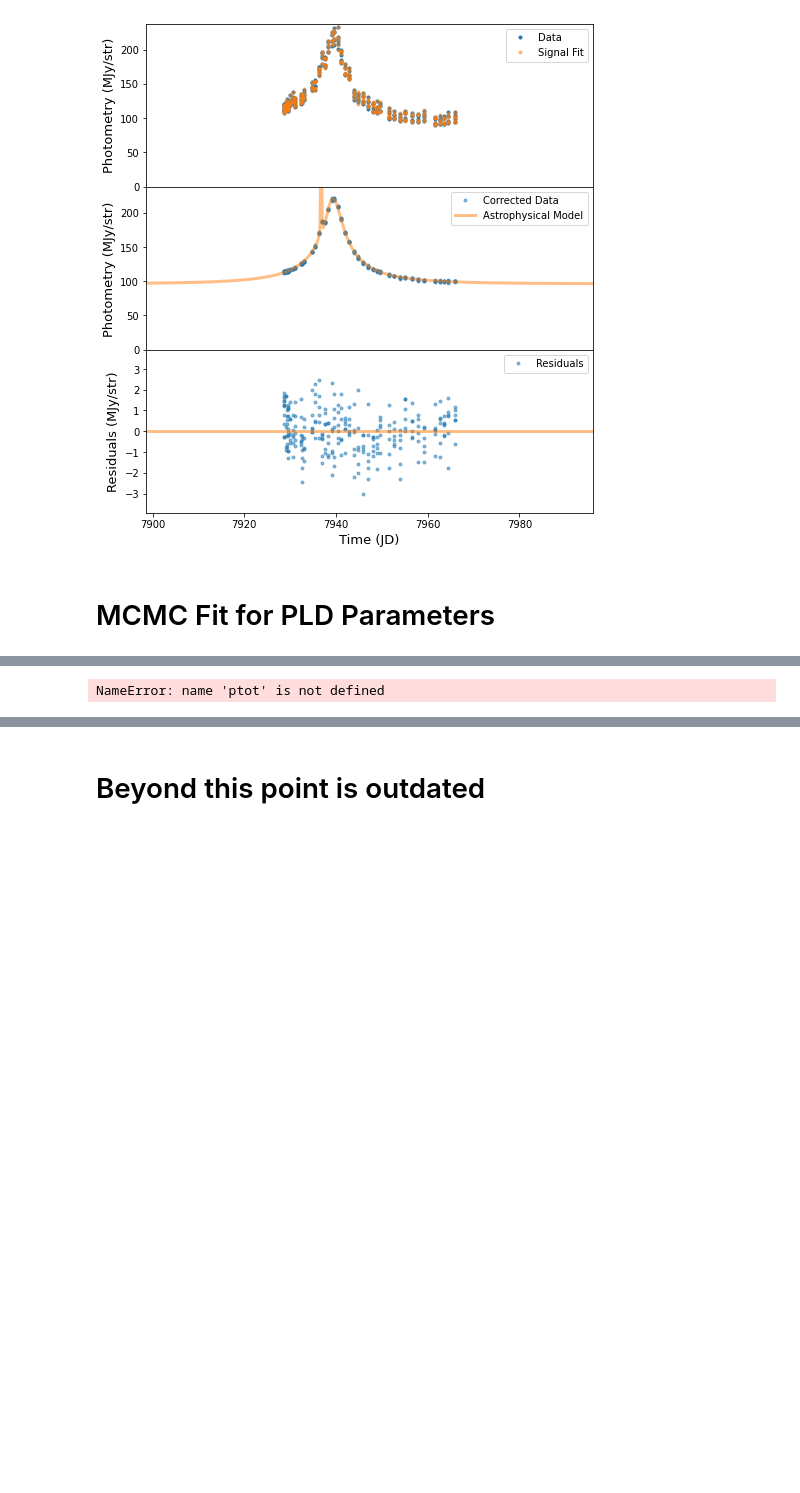
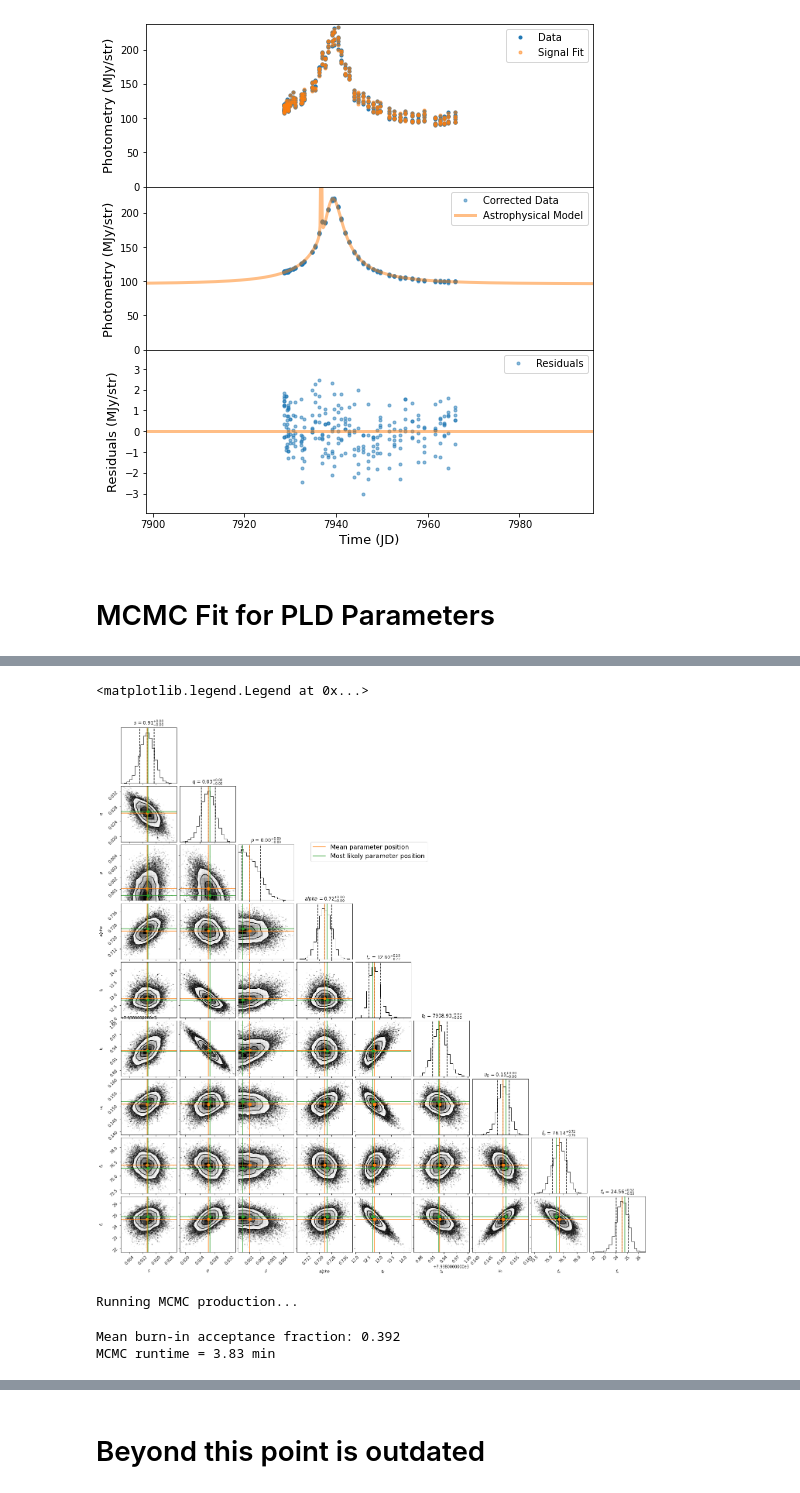
Before and after one commit to tbctk/tbk-Spitzer-ulens, a Jupyter notebook: Spitzer-ulens_Tutorial.ipynb, the cells around one changed output, grey strips where cells are left out. Saved outputs shown, nothing was run; the diff lists cells and outputs as text; code cells hidden in the pictures; blank space fills up the shorter version.

Commit message:
mcmc improvements

```diff
--- a/Spitzer-ulens_Tutorial.ipynb
+++ b/Spitzer-ulens_Tutorial.ipynb
@@ -175,10 +203,44 @@ else:
 # %%
-popt_mcmc,pmax,std_hi,std_lo = mcmc.get_MCMC_results(pos_chain,lnprob_chain)
-bic = mcmc.get_BIC(popt_mcmc, MODELFUNC, event.TIMES, PTOT, PTOT_E, E_BIN, PNORM, X)
-bic_single = 2030.5618472356946
-print(bic)
-print(bic_single)
-print(np.exp(-0.5*bic))
-print(np.exp(-0.5*bic_single))
+# Create corner plots to check for convergence
+# 1d array of samples
+samples = pos_chain.reshape((-1, len(popt_mcmc)))
+
+# corner plot
+fig = corner.corner(samples, labels=fancylabels, quantiles=[0.16, 0.5, 0.84],
+                    show_titles=True, plot_datapoints=True,
+                    title_kwargs={"fontsize": 12})
+
+corner.overplot_lines(fig, popt_mcmc, color="C1", label='Mean parameter position')
+corner.overplot_points(fig, popt_mcmc[None], marker="s", color="C1")
+corner.overplot_lines(fig, pmax, color="C2", label='Most likely parameter position')
+corner.overplot_points(fig, pmax[None], marker="s", color="C2")
+
+plt.legend(loc=(-5,7),fontsize=16)
+
+#plt.savefig('badcorners.png')
 # %% [output]
-NameError: name 'ptot' is not defined
+<matplotlib.legend.Legend at 0x...>
+[figure, added]
+# %%
+# Re-run MCMC if it does not look converged. This cell can be run repeatedly.
+rerun_mcmc = True
+if rerun_mcmc:
+    # Create wrapper object for PLD coefficient chain to make it mutable
+    PLD_chain = mcmc.PLDCoeffsChain(np.empty(np.size(X)))
+    # generate the MCMC sampler
+    sampler = mcmc.get_MCMC_sampler(popt_mcmc,MODELFUNC,event.TIMES,PTOT,PTOT_E,E_BIN,PNORM,PLD_chain,pool=Pool(),bounds=bounds)
+    # Initialize the initial parameter positions as the previous final parameter positions
+    pos0 = pos_final
+    # Run production
+    pos_final,prob_final,state_final = mcmc.run_mcmc(sampler,pos0,1000,label='production')
+    # Save results
+    pos_chain = sampler.chain
+    pld_chain = PLD_chain.chain
+    lnp_chain = sampler.lnprobability
+    mcmc.save_results(EVENT_NAME,pos_chain,pos_final,lnp_chain,pld_chain,folder=MODELNAME)
+    # Get results from chain
+    popt_mcmc,pmax,std_hi,std_lo = mcmc.get_MCMC_results(pos_chain,lnp_chain)
+# %% [output]
+Running MCMC production...
+Mean burn-in acceptance fraction: 0.392
+MCMC runtime = 3.83 min
```
Also changed, not shown: parts of 16 cells of this notebook, 1 other file.
